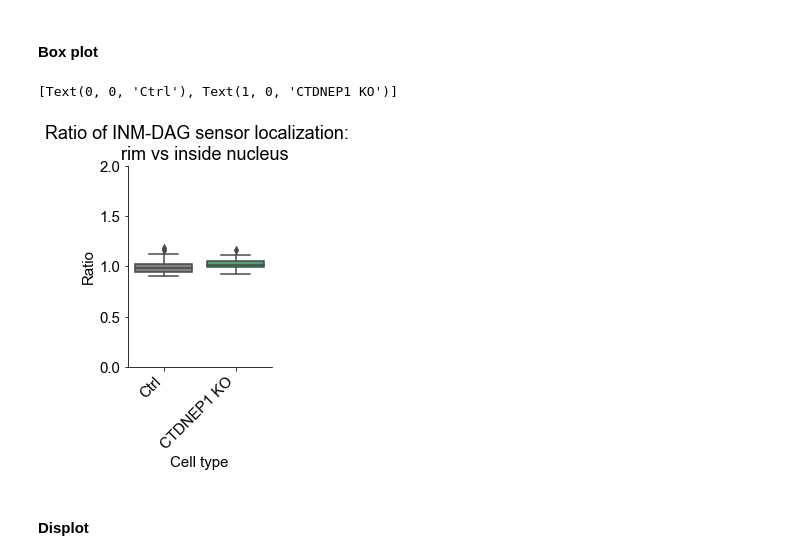
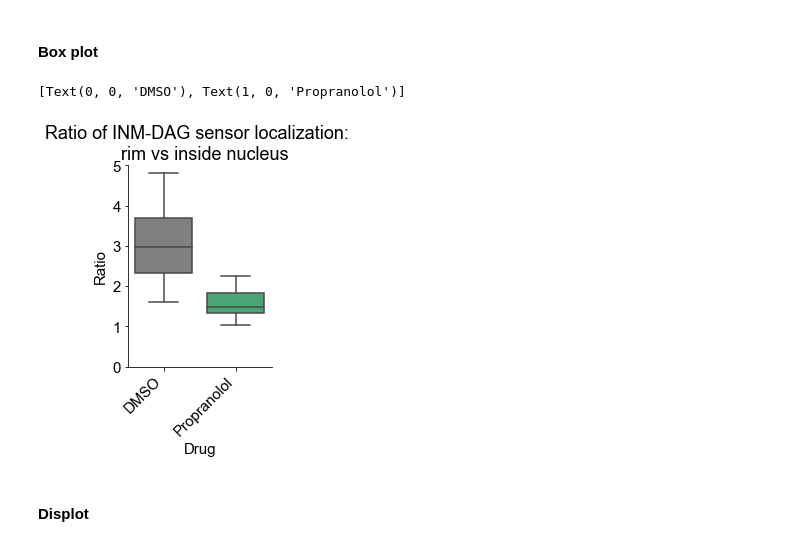
Before and after one commit to shokenlee/Lee_2023_Sun2-Lipid, a Jupyter notebook: NE_enrich_score.ipynb, the cells around one changed output. Drawn from its saved outputs; the diff is of its cells as text; code cells hidden in the pictures.

```diff
--- a/NE_enrich_score.ipynb
+++ b/NE_enrich_score.ipynb
@@ -75,3 +45,0 @@ df.loc[df['FileName'].str.contains('KO'), 'Cell type'] = 'CTDNEP1 KO'
-# %%
-df.loc[df['FileName'].str.contains('DMSO'), 'Drug'] = 'DMSO'
-df.loc[df['FileName'].str.contains('pra'), 'Drug'] = 'Propranolol'
@@ -80,5 +45,0 @@ df.loc[df['FileName'].str.contains('pra'), 'Drug'] = 'Propranolol'
-# %%
-df.loc[df['FileName'].str.contains('siCtrl'), 'siRNA'] = 'siCtrl'
-df.loc[df['FileName'].str.contains('CTDNEP1'), 'siRNA'] = 'siCTDNEP1'
-df.loc[df['FileName'].str.contains('Lpin1'), 'siRNA'] = 'siLpin1'
-df.loc[df['FileName'].str.contains('NEP1R1'), 'siRNA'] = 'siNEP1R1'
@@ -87,3 +45,0 @@ df.loc[df['FileName'].str.contains('NEP1R1'), 'siRNA'] = 'siNEP1R1'
-# %%
-df.loc[df['FileName'].str.contains('WT'), 'Plasmid'] = 'WT'
-df.loc[df['FileName'].str.contains('HA'), 'Plasmid'] = 'H426A'
@@ -128,3 +61,6 @@ group_order = group_order_options[group_name]
+# %%
+group_name ='Cell_type'
+group_order = list(column_dict_lib[group_name].values())
 # %% [markdown]
 #### **4-0. Quick check of the # of cells and mean values of NE enrichment score**
 # %% [markdown]
@@ -170,18 +106,18 @@ ax_count.set_xticklabels(labels=group_order, rotation=45, ha='right')
 # %%
 fig = plt.figure(figsize=(2.5,3.5))
 ax_box = fig.add_axes([0.1, 0.1, 0.8, 0.8])
 
 ax_box = sns.boxplot(data=df_not_zero, x=group_name, y='Ratio',
                      order = group_order, palette=my_pal)
 
 plt.title('Ratio of INM-DAG sensor localization: \n  rim vs inside nucleus')
 plt.ylabel('Ratio')
-plt.ylim([0,2])
+plt.ylim([0,5])
 ax_box.spines['top'].set_visible(False)
 ax_box.spines['right'].set_visible(False)
 ax_box.set_xticklabels(labels=group_order, rotation=45, ha='right')
 # plt.legend(bbox_to_anchor=(1.05, 1), loc='upper left', borderaxespad=0)
 # %% [output]
-[Text(0, 0, 'Ctrl'), Text(1, 0, 'CTDNEP1 KO')]
+[Text(0, 0, 'DMSO'), Text(1, 0, 'Propranolol')]
-[figure, old version]
+[figure, new version]
 # %%
```
Also changed, not shown: parts of 13 cells of this notebook.
